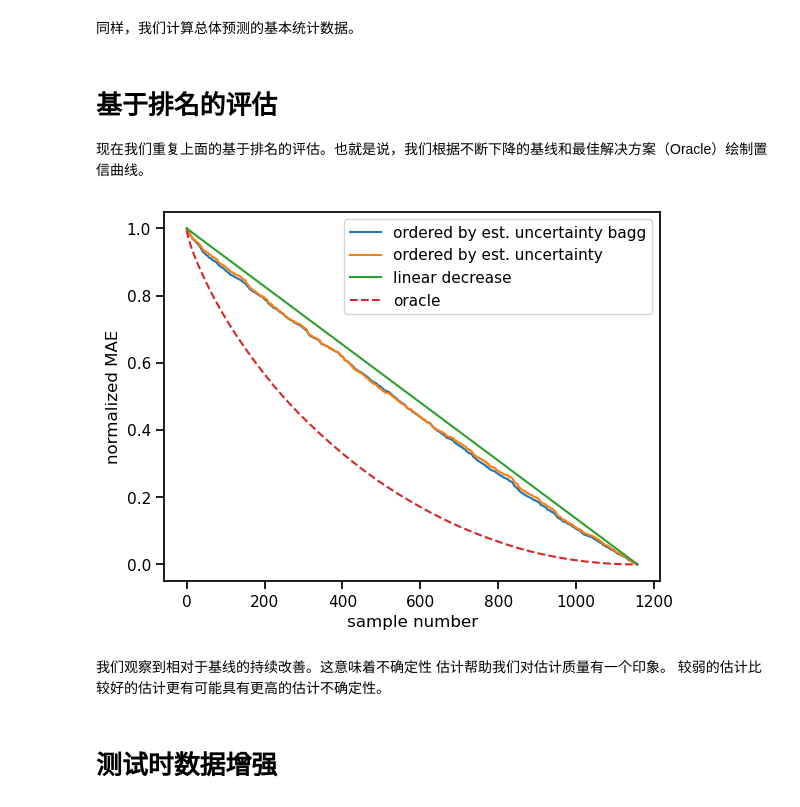
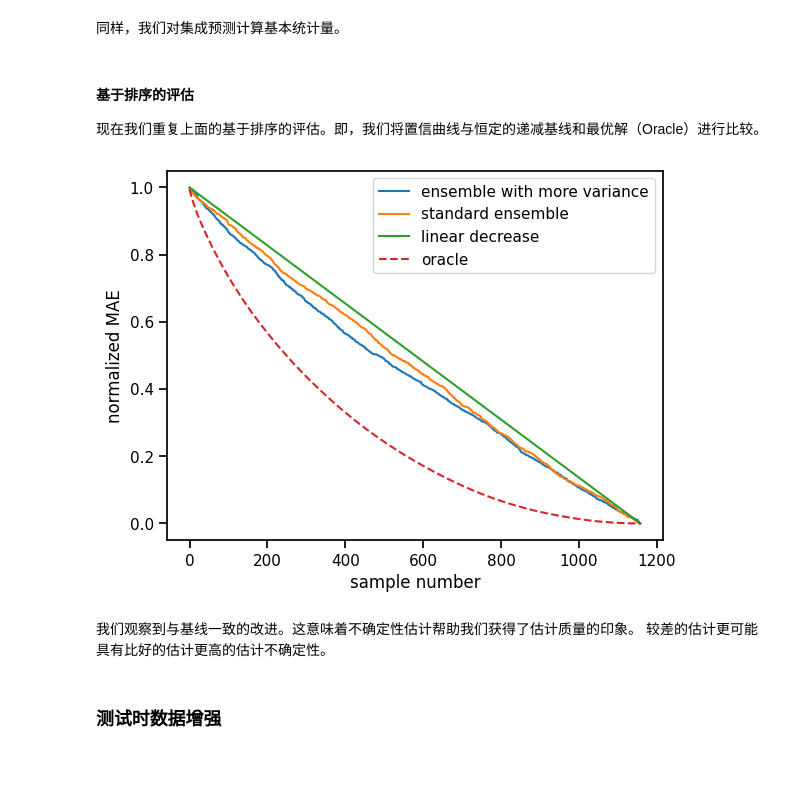
Before and after one commit to ByteTora/teachopencadd-zh, a Jupyter notebook: teachopencadd/教程/T037_不确定性估计/talktorial_zh.ipynb, the cells around one changed output. Cells and saved outputs as stored; diff of their text form; code cells hidden in the pictures; blank space fills up the shorter version.

```diff
--- a/teachopencadd/教程/T037_不确定性估计/talktorial_zh.ipynb
+++ b/teachopencadd/教程/T037_不确定性估计/talktorial_zh.ipynb
@@ -244,12 +273,12 @@ def test_loop(dataloader, model, loss_fn):
 # %%
-def create_and_fit_model(training_loader, test_loader, epochs=8, verbose=False):
+def create_and_fit_model(training_loader, model_args=dict(), lr=1e-4, epochs=20, verbose=False):
     """
-    Create and fit a model.
+    创建并拟合模型。
 
     Parameters
     ----------
     training_loader : torch.utils.data.DataLoader
-        Data loader for the training data.
+        训练数据的数据加载器。
     test_loader : torch.utils.data.DataLoader
         Data loader for the test data.
     epochs : int, optional
@@ -262,14 +291,13 @@ def create_and_fit_model(training_loader, test_loader, epochs=8, verbose=False):
     model: NeuralNetwork
         A trained instance of `NeuralNetwork`.
     """
-    model = NeuralNetwork().to("cpu")
+    model = NeuralNetwork(**model_args).to("cpu")
     loss_fn = torch.nn.MSELoss()
-    optimizer = torch.optim.Adam(model.parameters(), lr=0.01)
+    optimizer = torch.optim.Adam(model.parameters(), lr=lr)
     for i in range(epochs):
         if verbose:
             print("Epoch", i)
-        train_loop(training_loader, model, loss_fn, optimizer)
-        test_loss = test_loop(test_loader, model, loss_fn)
+        train_loss = train_loop(training_loader, model, loss_fn, optimizer)
         if verbose:
-            print(f"Test loss: {test_loss:>8f} \n")
+            print(f"Training loss: {train_loss:>8f} \n")
     return model
@@ -336,10 +365,9 @@ ensemble_size = 20
 ensemble = []
 for _ in tqdm.tqdm(range(ensemble_size)):
     training_data = TensorDataset(x_train, y_train)
-    training_loader = DataLoader(training_data, batch_size=64, shuffle=True)
+    training_loader = DataLoader(training_data, batch_size=32, shuffle=True)
     model = create_and_fit_model(
         training_loader,
-        test_loader,
     )
     ensemble.append(model)
 # %%
@@ -488,15 +525,18 @@ plt.ylabel("normalized MAE");
 ensemble_size = 20
 ensemble_bagg = []
 for _ in tqdm.tqdm(range(ensemble_size)):
-    idcs = torch.randint(low=0, high=len(x_train), size=(len(x_train),))
+    idcs = torch.randint(low=0, high=int(0.75 * len(x_train)), size=(len(x_train),))
     x_train_resample = x_train[idcs]
     y_train_resample = y_train[idcs]
     training_data = TensorDataset(x_train_resample, y_train_resample)
-    training_loader = DataLoader(training_data, batch_size=64)
+    training_loader = DataLoader(training_data, batch_size=32)
 
     model = create_and_fit_model(
         training_loader,
-        test_loader,
+        model_args={
+            "n_hidden": 2 ** np.random.randint(5, 10),
+            "p_dropout": np.random.rand() * 0.1,
+        },
     )
     ensemble_bagg.append(model)
 # %% [markdown]
@@ -506,46 +546,47 @@ preds_bagg = torch.stack([model(x_test) for model in ensemble_bagg]).reshape(
     ensemble_size, len(x_test)
 )
 # %% [markdown]
-同样，我们计算总体预测的基本统计数据。
+同样，我们对集成预测计算基本统计量。
 # %%
 stds_bagg = preds_bagg.std(0)
 var_bagg = preds_bagg.var(0)
 mean_bagg = preds_bagg.mean(0)
 mae_bagg = torch.abs(mean_bagg - y_test.flatten())
 mse_bagg = (mean_bagg - y_test.flatten()) ** 2
-# %% [markdown]
-# 基于排名的评估
-现在我们重复上面的基于排名的评估。也就是说，我们根据不断下降的基线和最佳解决方案（Oracle）绘制置信曲线。
+# %% [markdown]
+#### 基于排序的评估
+
+现在我们重复上面的基于排序的评估。即，我们将置信曲线与恒定的递减基线和最优解（Oracle）进行比较。
 # %%
-idcs_mae = torch.argsort(mae_bagg, 0, descending=True).flatten()
-idcs_conf = torch.argsort(stds_bagg, 0, descending=True).flatten()
+idcs_mae_bagg = torch.argsort(mae_bagg, 0, descending=True).flatten()
+idcs_conf_bagg = torch.argsort(stds_bagg, 0, descending=True).flatten()
 total_error = mae_bagg.sum().item()
 plt.plot(
-    (total_error - torch.cumsum(mae_bagg[idcs_conf].flatten(), 0)).detach().numpy() / total_error,
-    label="ordered by est. uncertainty bagg",
+    (total_error - torch.cumsum(mae_bagg[idcs_conf_bagg].flatten(), 0)).detach().numpy()
+    / total_error,
+    label="ensemble with more variance",
 )
 plt.plot(
     (total_mae - torch.cumsum(mae[idcs_conf].flatten(), 0)).detach().numpy() / total_mae,
-    label="ordered by est. uncertainty",
+    label="standard ensemble",
 )
 plt.plot(
     [0, len(x_test)],
     [1, 0],
     label="linear decrease",
 )
 plt.plot(
-    (total_error - torch.cumsum(mae_bagg[idcs_mae], 0)).detach().numpy() / total_error,
+    (total_error - torch.cumsum(mae_bagg[idcs_mae_bagg], 0)).detach().numpy() / total_error,
     "--",
     label="oracle",
 )
 plt.legend()
 plt.xlabel("sample number")
 plt.ylabel("normalized MAE");
 # %% [output]
-[figure, old version]
+[figure, new version]
-# %% [markdown]
-我们观察到相对于基线的持续改善。这意味着不确定性
-估计帮助我们对估计质量有一个印象。
-较弱的估计比较好的估计更有可能具有更高的估计不确定性。
+# %% [markdown]
+我们观察到与基线一致的改进。这意味着不确定性估计帮助我们获得了估计质量的印象。
+较差的估计更可能具有比好的估计更高的估计不确定性。
 # %% [markdown]
-# 测试时数据增强
+### 测试时数据增强
```
Also changed, not shown: parts of 68 cells of this notebook.
